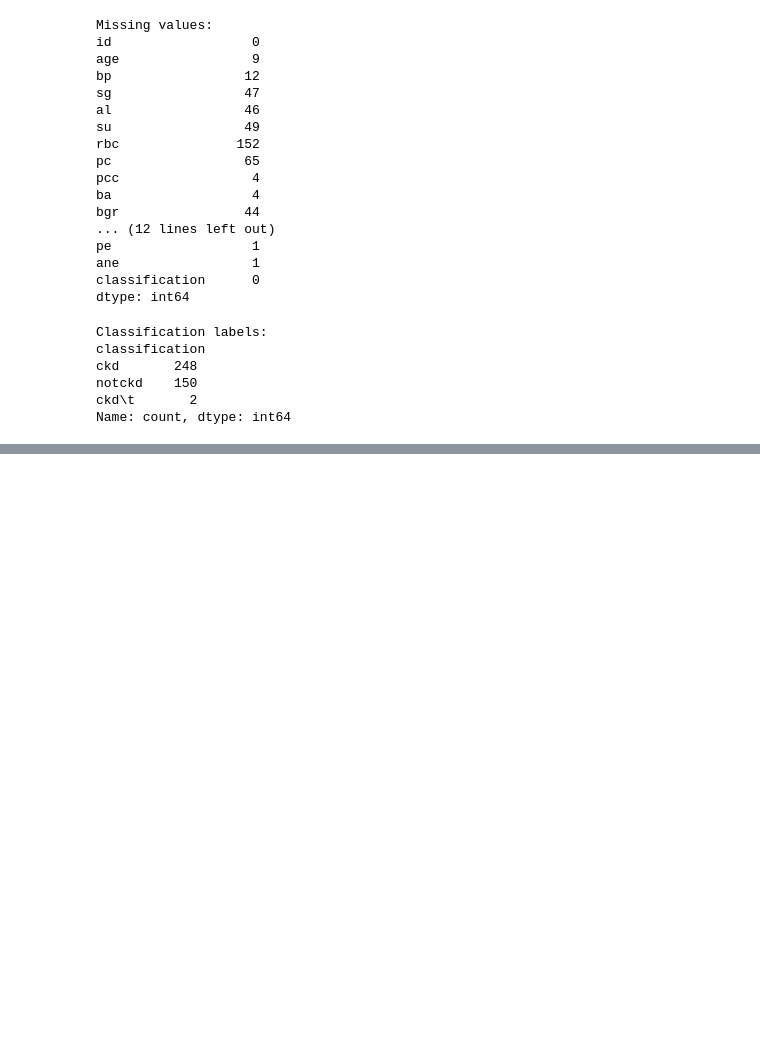
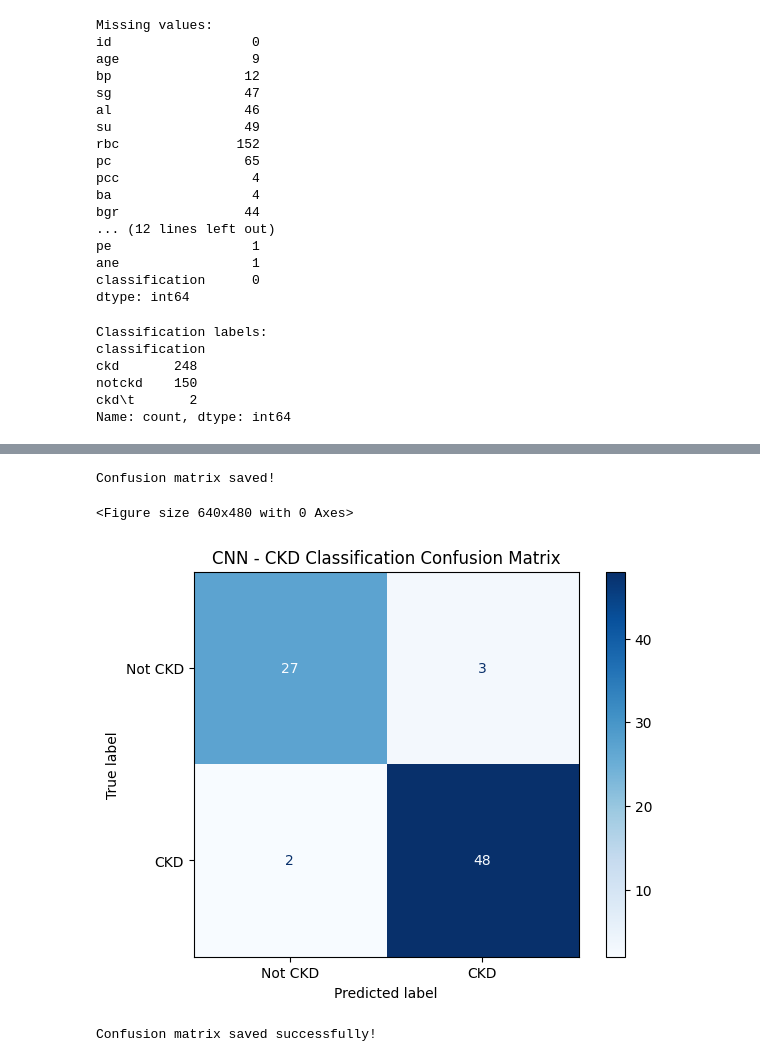
Before and after one commit to saara-19-hub/databricks-hub, a Jupyter notebook: CNN_Minor_Project.ipynb, the cells around one changed output, grey strips where cells are left out. Drawn from its saved outputs; the diff is of its cells as text; code cells hidden in the pictures; blank space fills up the shorter version.

```diff
--- a/CNN_Minor_Project.ipynb
+++ b/CNN_Minor_Project.ipynb
@@ -89,0 +471,42 @@ Name: count, dtype: int64
+# %%
+plt.savefig(
+    "CKD_CNN_Confusion_Matrix.png",
+    dpi=300,
+    bbox_inches="tight"
+)
+print("Confusion matrix saved!")
+# %% [output]
+Confusion matrix saved!
+<Figure size 640x480 with 0 Axes>
+# %%
+import matplotlib.pyplot as plt
+from sklearn.metrics import confusion_matrix, ConfusionMatrixDisplay
+
+cm = confusion_matrix(
+    y_true,
+    predictions,
+    labels=[0, 1]
+)
+
+fig, ax = plt.subplots(figsize=(7, 5))
+disp = ConfusionMatrixDisplay(
+    confusion_matrix=cm,
+    display_labels=["Not CKD", "CKD"]
+)
+
+disp.plot(ax=ax, cmap="Blues", values_format="d")
+ax.set_title("CNN - CKD Classification Confusion Matrix")
+
+fig.savefig(
+    "/content/CKD_CNN_Confusion_Matrix.png",
+    dpi=300,
+    bbox_inches="tight"
+)
+
+plt.show()
+plt.close(fig)
+
+print("Confusion matrix saved successfully!")
+# %% [output]
+[figure, added]
+Confusion matrix saved successfully!
```
Also changed, not shown: parts of 40 cells of this notebook.
